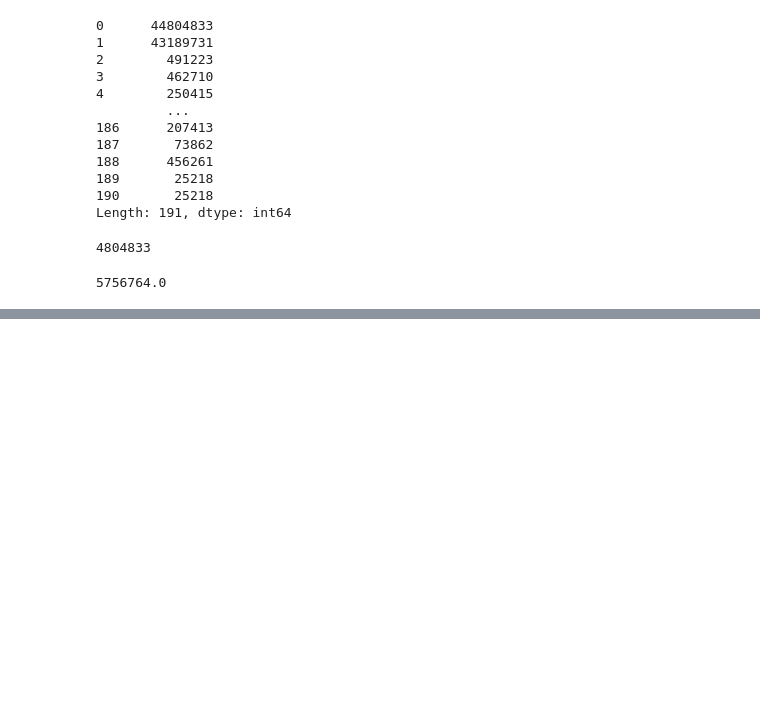
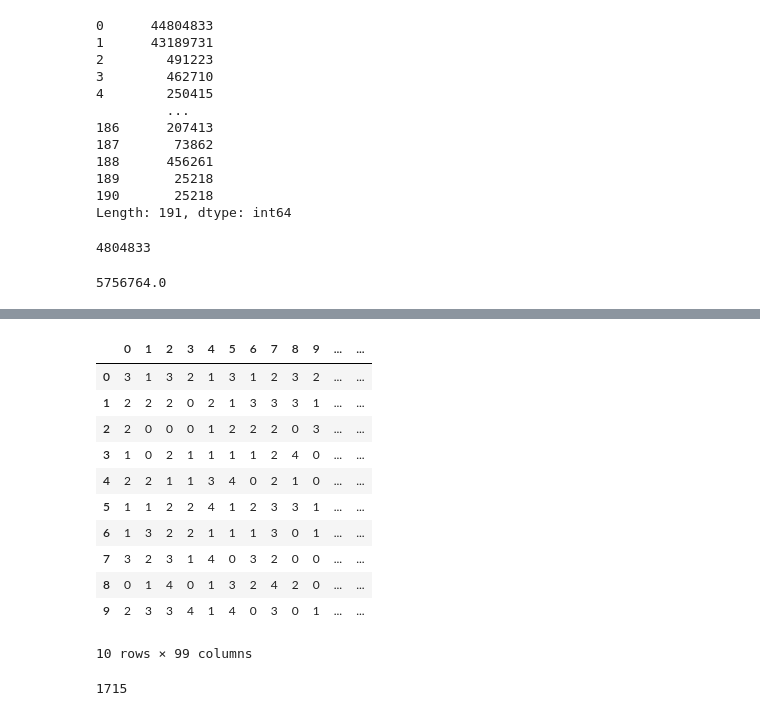
Before and after one commit to tdpetrou/Advent-of-Code-Pandas, a Jupyter notebook: 2022/Problems.ipynb, the cells around one changed output, grey strips where cells are left out. Cells and saved outputs as stored; diff of their text form; code cells hidden in the pictures; blank space fills up the shorter version.

```diff
--- a/2022/Problems.ipynb
+++ b/2022/Problems.ipynb
@@ -882,0 +896,25 @@ s.mask(s < val).min()
+# %%
+df = pd.read_fwf('data/day8.txt', header=None, widths=[1] * 99)
+df.head(10)
+# %% [output]
+|  | 0 | 1 | 2 | 3 | 4 | 5 | 6 | 7 | 8 | 9 | ... | ... |
+| 0 | 3 | 1 | 3 | 2 | 1 | 3 | 1 | 2 | 3 | 2 | ... | ... |
+| 1 | 2 | 2 | 2 | 0 | 2 | 1 | 3 | 3 | 3 | 1 | ... | ... |
+| 2 | 2 | 0 | 0 | 0 | 1 | 2 | 2 | 2 | 0 | 3 | ... | ... |
+| 3 | 1 | 0 | 2 | 1 | 1 | 1 | 1 | 2 | 4 | 0 | ... | ... |
+| 4 | 2 | 2 | 1 | 1 | 3 | 4 | 0 | 2 | 1 | 0 | ... | ... |
+| 5 | 1 | 1 | 2 | 2 | 4 | 1 | 2 | 3 | 3 | 1 | ... | ... |
+| 6 | 1 | 3 | 2 | 2 | 1 | 1 | 1 | 3 | 0 | 1 | ... | ... |
+| 7 | 3 | 2 | 3 | 1 | 4 | 0 | 3 | 2 | 0 | 0 | ... | ... |
+| 8 | 0 | 1 | 4 | 0 | 1 | 3 | 2 | 4 | 2 | 0 | ... | ... |
+| 9 | 2 | 3 | 3 | 4 | 1 | 4 | 0 | 3 | 0 | 1 | ... | ... |
+10 rows × 99 columns
+# %%
+top = (df > df.cummax().shift().fillna(-1))
+left = (df > df.cummax(axis=1).shift(axis=1).fillna(-1))
+bottom = (df > df[::-1].cummax()[::-1].shift(-1).fillna(-1))
+right = (df > df.iloc[:, ::-1].cummax(axis=1)
+                .iloc[:, ::-1].shift(-1, axis=1).fillna(-1))
+(top | left | bottom | right).sum().sum()
+# %% [output]
+1715
```
Also changed, not shown: parts of 8 cells of this notebook, 1 other file.
